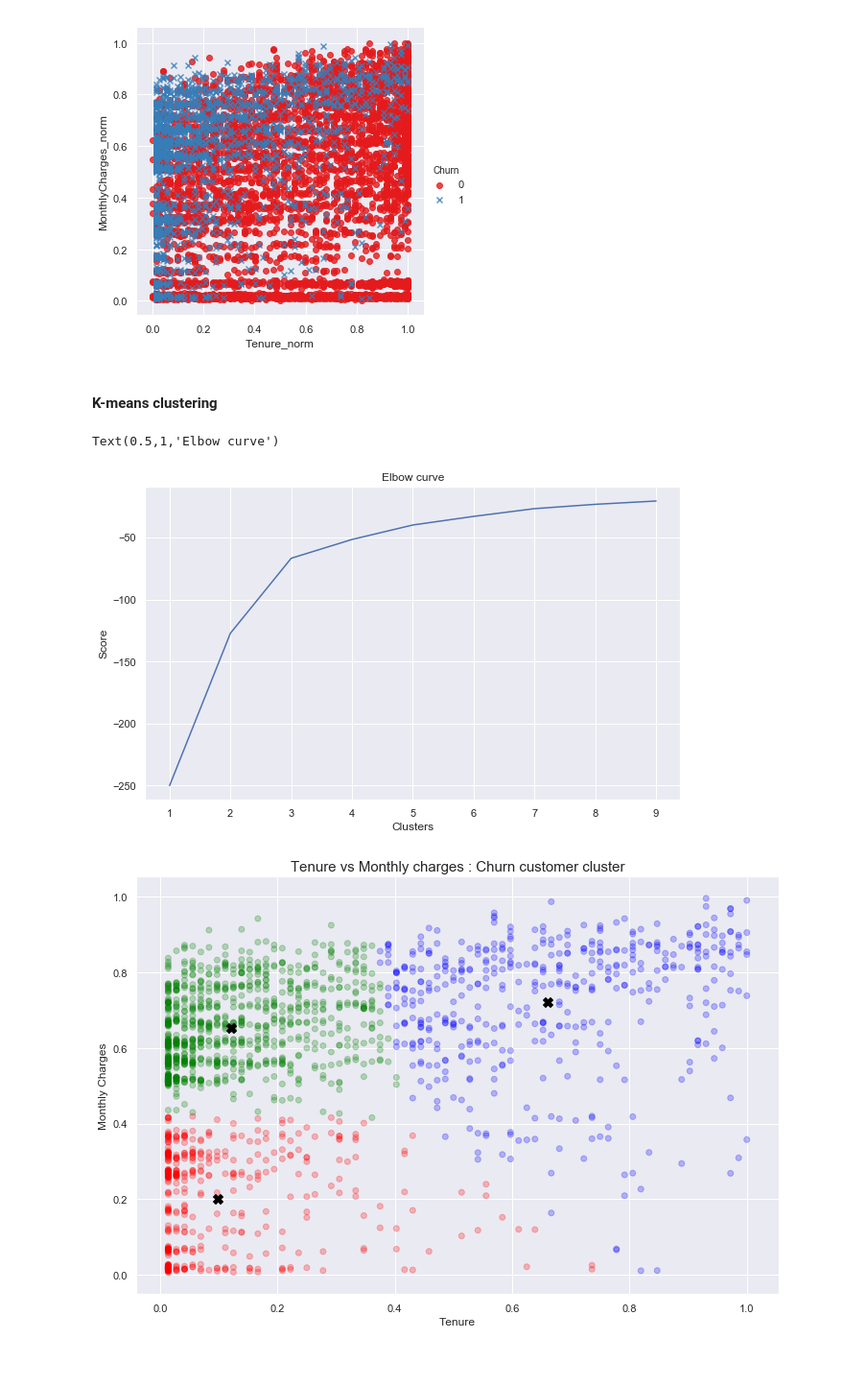
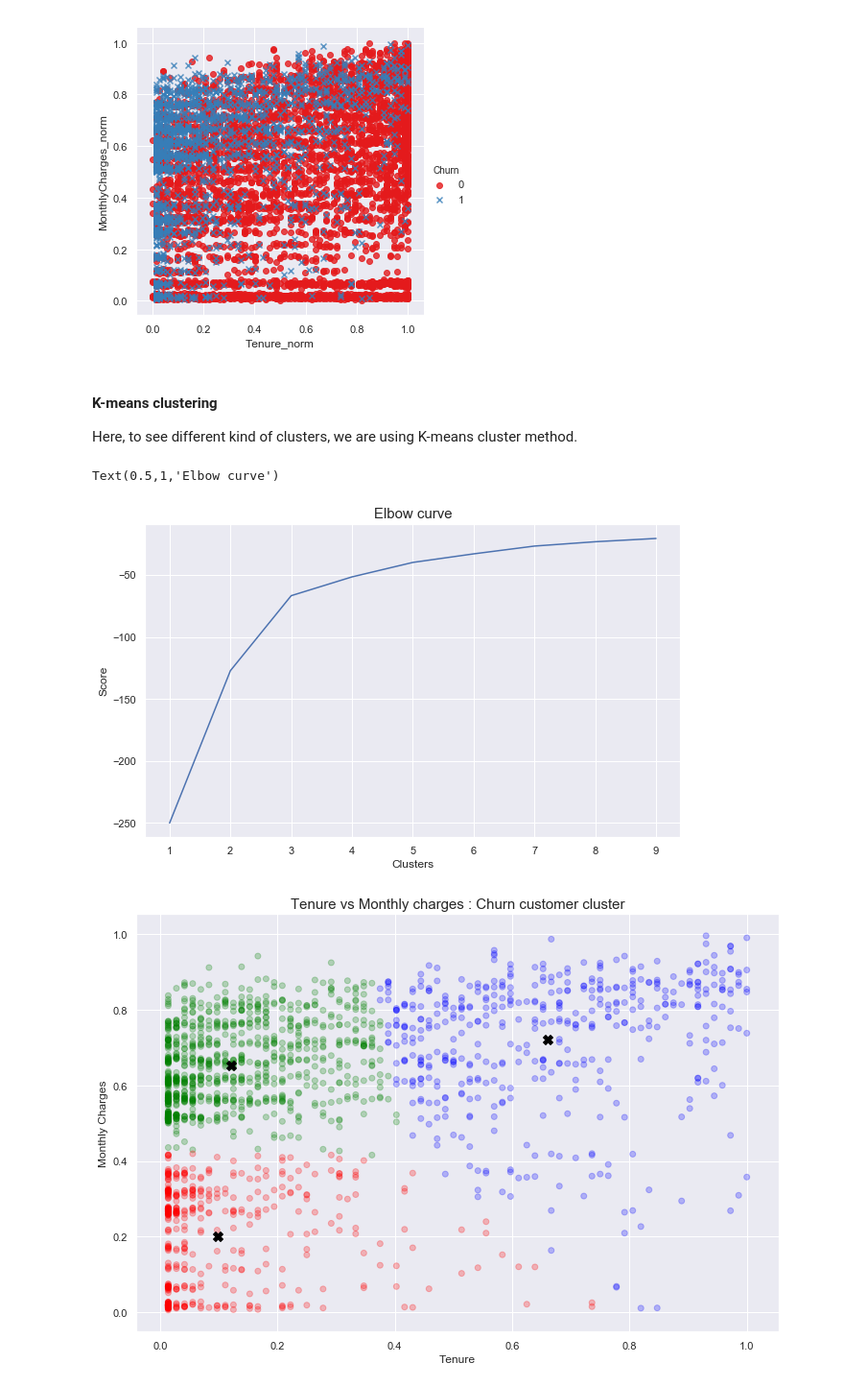
Before and after one commit to ShivaliPatel/Data-science-projects, a Jupyter notebook: Telco_customer_churn/Telco customer churn - Exploratory data analysis (EDA).ipynb, the cells around one changed output. Shown at 96% size. Drawn from its saved outputs; the diff is of its cells as text; code cells hidden in the pictures; blank space fills up the shorter version.

Commit message:
Updated Telco churn - EDA file

```diff
--- a/Telco_customer_churn/Telco customer churn - Exploratory data analysis (EDA).ipynb
+++ b/Telco_customer_churn/Telco customer churn - Exploratory data analysis (EDA).ipynb
@@ -296,15 +321,6 @@ And from below analysis,
 # calculate mean summary of customers (Churn vs non churn).
 churn_summary = df_cal.groupby('Churn')
 print(churn_summary['Tenure','MonthlyCharges'].mean())
-
-
-def dichotomus_var_summary(feature):
-        print(feature," summary: \n ", churn_summary[feature].value_counts(normalize=True))
-
-categorical_var = ['Gender','SeniorCitizen','Partner','Dependents','PhoneService','InternetService','ContractType','PaperlessBilling','PaymentMethod']
-
-for i in categorical_var:
-    dichotomus_var_summary(i)
 # %% [output]
           Tenure  MonthlyCharges
 Churn
@@ -388,28 +589,32 @@ sns.lmplot(x='Tenure_norm',y='MonthlyCharges_norm',data=df_cal
 plt.show() # from output, we can see that there are some clusters
 # %% [output]
 [figure]
-# %% [markdown]
-#### K-means clustering
+# %% [markdown]
+#### K-means clustering
+
+Here, to see different kind of clusters, we are using K-means cluster method.
 # %%
+# checking number of clusters
+
 from sklearn.cluster import KMeans
 
 df_kmeans_data = df_cal[df_cal.Churn==1][['Tenure_norm','MonthlyCharges_norm']]
 
 k = range(1,10)
 kmeans = [KMeans(n_clusters=i) for i in k]
 
 score = [kmeans[i].fit(df_kmeans_data).score(df_kmeans_data)  for i in range(len(kmeans))]
 
 plt.figure(figsize=(10,6))
 plt.plot(k,score)
 plt.xlabel("Clusters")
 plt.ylabel("Score")
-plt.title("Elbow curve")
+plt.title("Elbow curve",fontsize=15)
 
-# from output, 3 looks more resonable
+# Using Elbrow curve method, 3 looks more resonable
 # %% [output]
 Text(0.5,1,'Elbow curve')
-[figure, old version]
+[figure, new version]
 # %%
 df_cal['Cluster'] = -1 # by default set Cluster to -1
 
```
Also changed, not shown: parts of 92 cells of this notebook.
